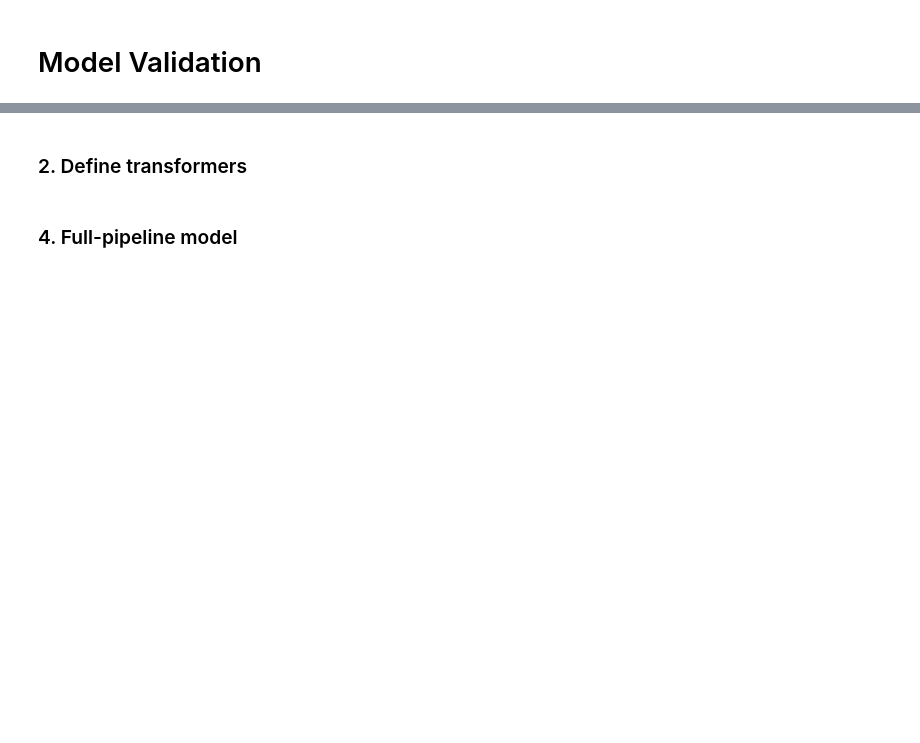
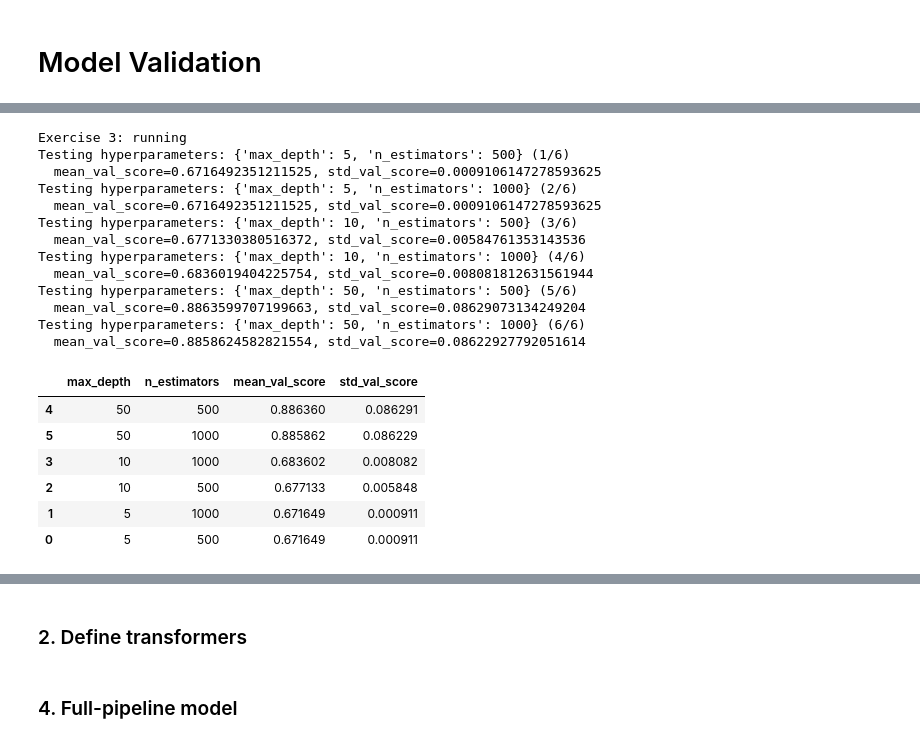
Before and after one commit to lumaruyam/supervised_learning, a Jupyter notebook: project.ipynb, the cells around one changed output, grey strips where cells are left out. Cells and saved outputs as stored; diff of their text form; code cells hidden in the pictures; blank space fills up the shorter version.

```diff
--- a/project.ipynb
+++ b/project.ipynb
@@ -586,0 +661,79 @@ display(
+# %%
+from sklearn.model_selection import cross_val_score
+
+def crossvalidation(
+    df: pd.DataFrame,
+    hyperparameter_grid: ParameterGrid,
+    n_folds: int,
+) -> list[Tuple[dict, Tuple[float, float]]]:
+
+    df = df.copy()
+    X, y = df.drop(columns=["AdoptionLikelihood"]), df["AdoptionLikelihood"]
+
+    results = []
+    for i_hyperparameter_grid, hyperparameters in enumerate(hyperparameter_grid):
+        print(
+            f"Testing hyperparameters: {hyperparameters} ({i_hyperparameter_grid+1}/{len(hyperparameter_grid)})"
+        )
+        model = make_pipeline(
+            OneHotEncoder(handle_unknown="ignore"),
+            RandomForestClassifier(**hyperparameters, random_state = 42),
+        )
+
+        val_scores = cross_val_score(model, X, y, cv=n_folds)
+        mean_val_score = val_scores.mean()
+        std_val_score = val_scores.std()
+
+        print(f"  mean_val_score={mean_val_score}, std_val_score={std_val_score}")
+
+        results.append(
+            (
+                hyperparameters,
+                (mean_val_score, std_val_score),
+            )
+        )
+
+    return results
+
+
+print("Exercise 3: running")
+crossval_output = crossvalidation(
+    df=df,
+    hyperparameter_grid=hyperparameter_grid,
+    n_folds=5,
+)
+
+
+display(
+    pd.DataFrame(
+        [
+            {
+                **k,
+                "mean_val_score": v[0],
+                "std_val_score": v[1],
+            }
+            for k, v in crossval_output
+        ]
+    ).sort_values(by="mean_val_score", ascending=False)
+)
+# %% [output]
+Exercise 3: running
+Testing hyperparameters: {'max_depth': 5, 'n_estimators': 500} (1/6)
+  mean_val_score=0.6716492351211525, std_val_score=0.0009106147278593625
+Testing hyperparameters: {'max_depth': 5, 'n_estimators': 1000} (2/6)
+  mean_val_score=0.6716492351211525, std_val_score=0.0009106147278593625
+Testing hyperparameters: {'max_depth': 10, 'n_estimators': 500} (3/6)
+  mean_val_score=0.6771330380516372, std_val_score=0.00584761353143536
+Testing hyperparameters: {'max_depth': 10, 'n_estimators': 1000} (4/6)
+  mean_val_score=0.6836019404225754, std_val_score=0.008081812631561944
+Testing hyperparameters: {'max_depth': 50, 'n_estimators': 500} (5/6)
+  mean_val_score=0.8863599707199663, std_val_score=0.08629073134249204
+Testing hyperparameters: {'max_depth': 50, 'n_estimators': 1000} (6/6)
+  mean_val_score=0.8858624582821554, std_val_score=0.08622927792051614
+|  | max_depth | n_estimators | mean_val_score | std_val_score |
+| 4 | 50 | 500 | 0.886360 | 0.086291 |
+| 5 | 50 | 1000 | 0.885862 | 0.086229 |
+| 3 | 10 | 1000 | 0.683602 | 0.008082 |
+| 2 | 10 | 500 | 0.677133 | 0.005848 |
+| 1 | 5 | 1000 | 0.671649 | 0.000911 |
+| 0 | 5 | 500 | 0.671649 | 0.000911 |
```
Also changed, not shown: parts of 13 cells of this notebook.
